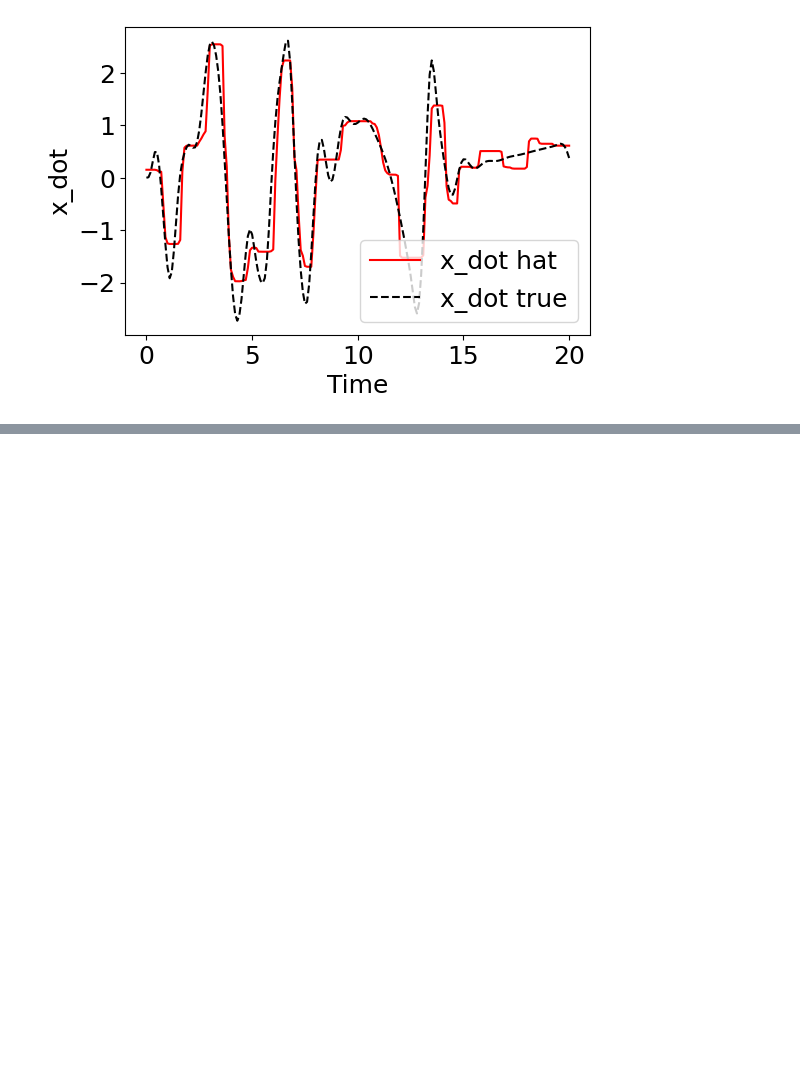
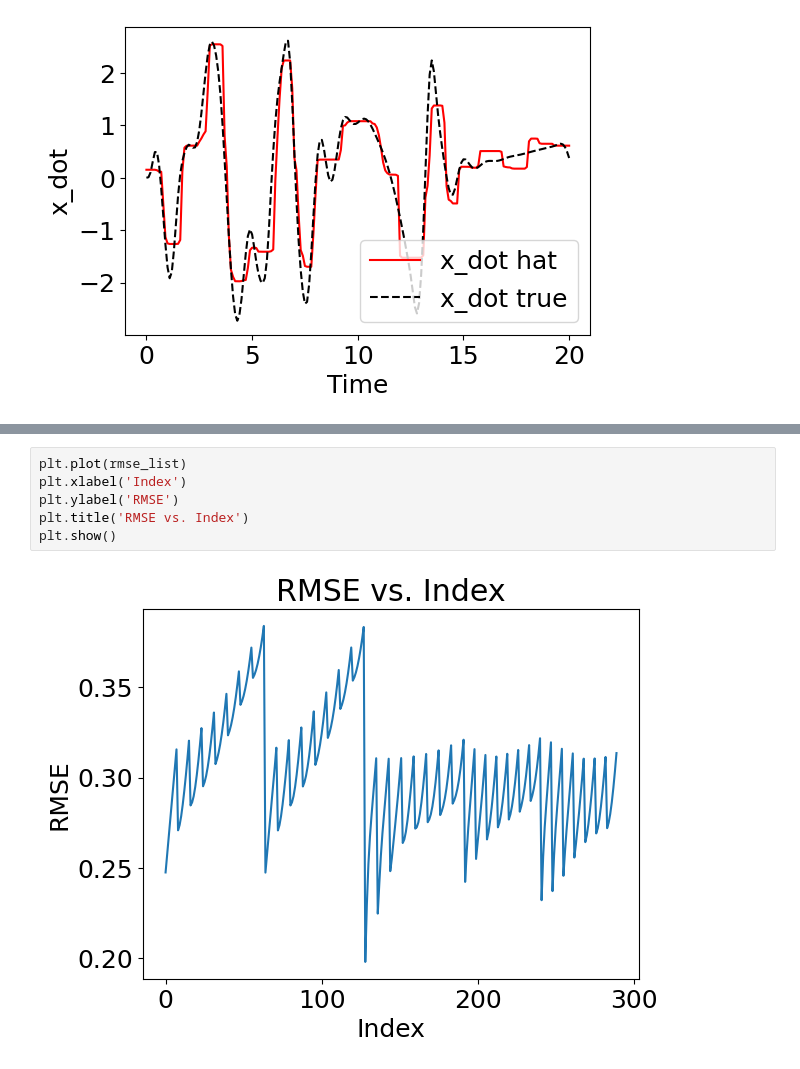
Before and after one commit to quangvumathneuro/Nonlinear_and_Data_Driven_Estimation, a Jupyter notebook: Lesson_14_Naive_Numerical_Differentiation/A_planar_drone_pynumdiff_QV.ipynb, the cells around one changed output, grey strips where cells are left out. Drawn from its saved outputs; the diff is of its cells as text; blank space fills up the shorter version.

```diff
--- a/Lesson_14_Naive_Numerical_Differentiation/A_planar_drone_pynumdiff_QV.ipynb
+++ b/Lesson_14_Naive_Numerical_Differentiation/A_planar_drone_pynumdiff_QV.ipynb
@@ -323,0 +421,8 @@ plot_tme(t_sim, x_sim_df['x_dot'], None, state_xdot_smooth, label_var='x_dot')
+# %%
+plt.plot(rmse_list)
+plt.xlabel('Index')
+plt.ylabel('RMSE')
+plt.title('RMSE vs. Index')
+plt.show()
+# %% [output]
+[figure, added]
```
Also changed, not shown: parts of 9 cells of this notebook.
